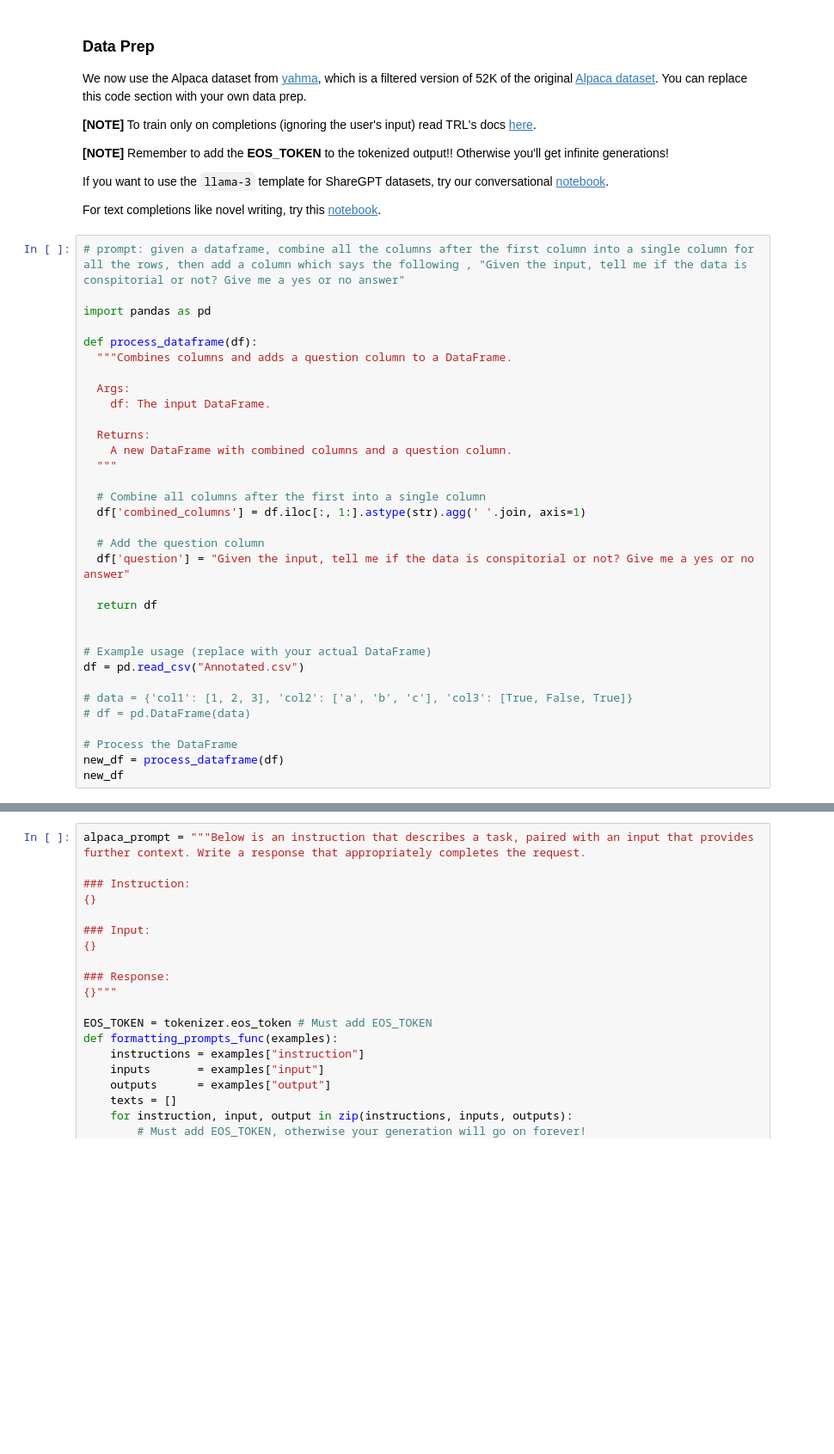
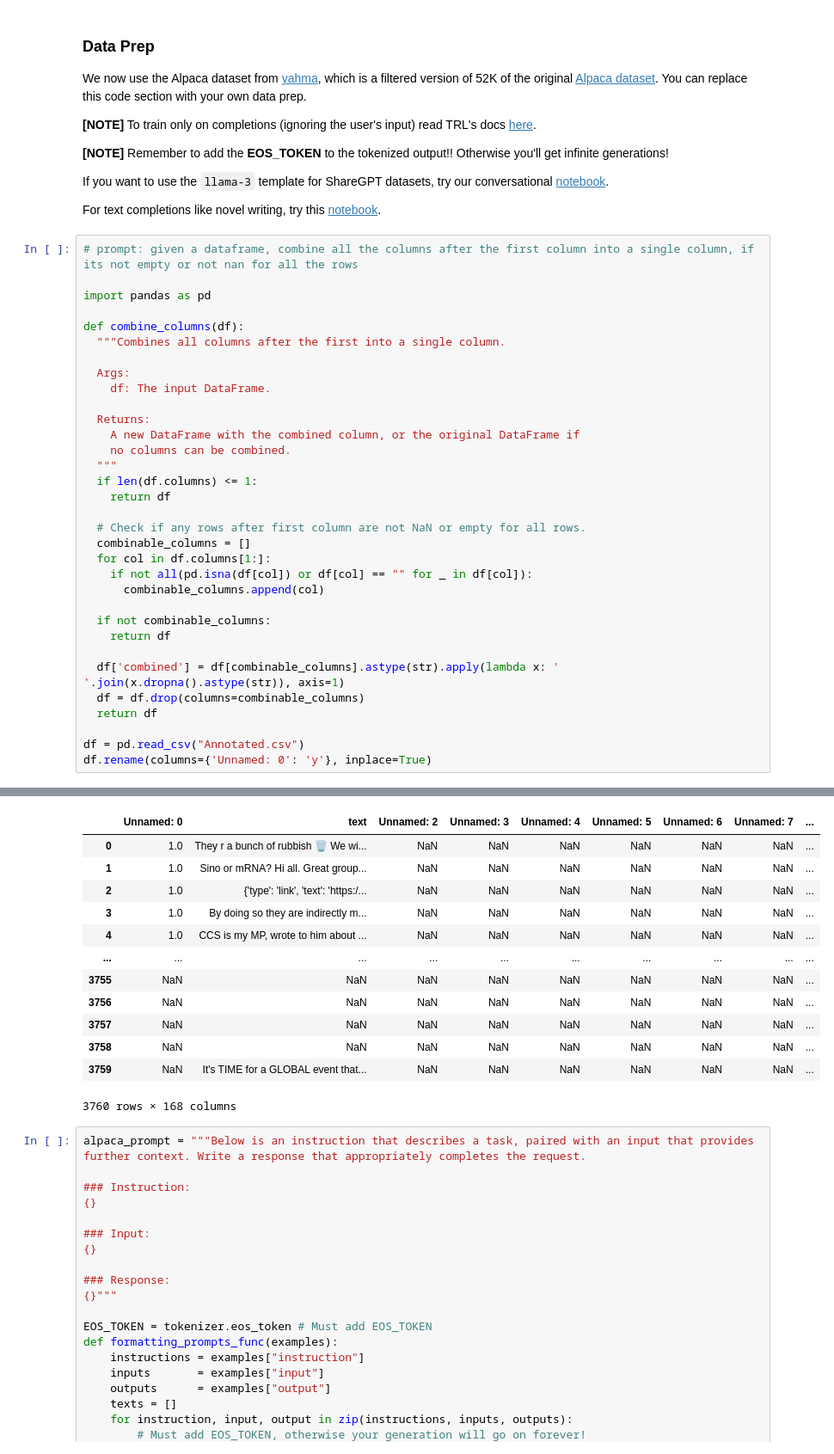
Before and after one commit to AbhayGoyal/AbhayGoyal.github.io, a Jupyter notebook: nb/Llama3.1_(8B)-Alpaca.ipynb, the cells around one changed output, grey strips where cells are left out. Shown: that part at 86% size. Cells and saved outputs as stored; diff of their text form; blank space fills up the shorter version.

```diff
--- a/nb/Llama3.1_(8B)-Alpaca.ipynb
+++ b/nb/Llama3.1_(8B)-Alpaca.ipynb
@@ -101,36 +101,37 @@ We now use the Alpaca dataset from [yahma](https://huggingface.co/datasets/yahma
 If you want to use the `llama-3` template for ShareGPT datasets, try our conversational [notebook](https://colab.research.google.com/drive/1XamvWYinY6FOSX9GLvnqSjjsNflxdhNc?usp=sharing).
 
 For text completions like novel writing, try this [notebook](https://colab.research.google.com/drive/1ef-tab5bhkvWmBOObepl1WgJvfvSzn5Q?usp=sharing).
-# %%
-# prompt: given a dataframe, combine all the columns after the first column into a single column for all the rows, then add a column which says the following , "Given the input, tell me if the data is conspitorial or not? Give me a yes or no answer"
-
-import pandas as pd
-
-def process_dataframe(df):
-  """Combines columns and adds a question column to a DataFrame.
-
-  Args:
-    df: The input DataFrame.
-
-  Returns:
-    A new DataFrame with combined columns and a question column.
-  """
-
-  # Combine all columns after the first into a single column
-  df['combined_columns'] = df.iloc[:, 1:].astype(str).agg(' '.join, axis=1)
-
-  # Add the question column
-  df['question'] = "Given the input, tell me if the data is conspitorial or not? Give me a yes or no answer"
-
-  return df
-
-
-# Example usage (replace with your actual DataFrame)
-df = pd.read_csv("Annotated.csv")
-
-# data = {'col1': [1, 2, 3], 'col2': ['a', 'b', 'c'], 'col3': [True, False, True]}
-# df = pd.DataFrame(data)
-
-# Process the DataFrame
-new_df = process_dataframe(df)
-new_df
+# %%
+# prompt: given a dataframe, combine all the columns after the first column into a single column, if its not empty or not nan for all the rows
+
+import pandas as pd
+
+def combine_columns(df):
+  """Combines all columns after the first into a single column.
+
+  Args:
+    df: The input DataFrame.
+
+  Returns:
+    A new DataFrame with the combined column, or the original DataFrame if
+    no columns can be combined.
+  """
+  if len(df.columns) <= 1:
+    return df
+
+  # Check if any rows after first column are not NaN or empty for all rows.
+  combinable_columns = []
+  for col in df.columns[1:]:
+    if not all(pd.isna(df[col]) or df[col] == "" for _ in df[col]):
+      combinable_columns.append(col)
+
+  if not combinable_columns:
+    return df
+
+  df['combined'] = df[combinable_columns].astype(str).apply(lambda x: ' '.join(x.dropna().astype(str)), axis=1)
+  df = df.drop(columns=combinable_columns)
+  return df
+
+df = pd.read_csv("Annotated.csv")
+df.rename(columns={'Unnamed: 0': 'y'}, inplace=True)
+# %% [output]
@@ -137,3 +155,16 @@ new_df
+|  | Unnamed: 0 | text | Unnamed: 2 | Unnamed: 3 | Unnamed: 4 | Unnamed: 5 | Unnamed: 6 | Unnamed: 7 | ... |
+| 0 | 1.0 | They r a bunch of rubbish 🗑 We wi... | NaN | NaN | NaN | NaN | NaN | NaN | ... |
+| 1 | 1.0 | Sino or mRNA? Hi all. Great group... | NaN | NaN | NaN | NaN | NaN | NaN | ... |
+| 2 | 1.0 | {'type': 'link', 'text': 'https:/... | NaN | NaN | NaN | NaN | NaN | NaN | ... |
+| 3 | 1.0 | By doing so they are indirectly m... | NaN | NaN | NaN | NaN | NaN | NaN | ... |
+| 4 | 1.0 | CCS is my MP, wrote to him about ... | NaN | NaN | NaN | NaN | NaN | NaN | ... |
+| ... | ... | ... | ... | ... | ... | ... | ... | ... | ... |
+| 3755 | NaN | NaN | NaN | NaN | NaN | NaN | NaN | NaN | ... |
+| 3756 | NaN | NaN | NaN | NaN | NaN | NaN | NaN | NaN | ... |
+| 3757 | NaN | NaN | NaN | NaN | NaN | NaN | NaN | NaN | ... |
+| 3758 | NaN | NaN | NaN | NaN | NaN | NaN | NaN | NaN | ... |
+| 3759 | NaN | It's TIME for a GLOBAL event that... | NaN | NaN | NaN | NaN | NaN | NaN | ... |
+3760 rows × 168 columns
 # %%
 alpaca_prompt = """Below is an instruction that describes a task, paired with an input that provides further context. Write a response that appropriately completes the request.
 
```
Also changed, not shown: parts of 1 cell of this notebook.
